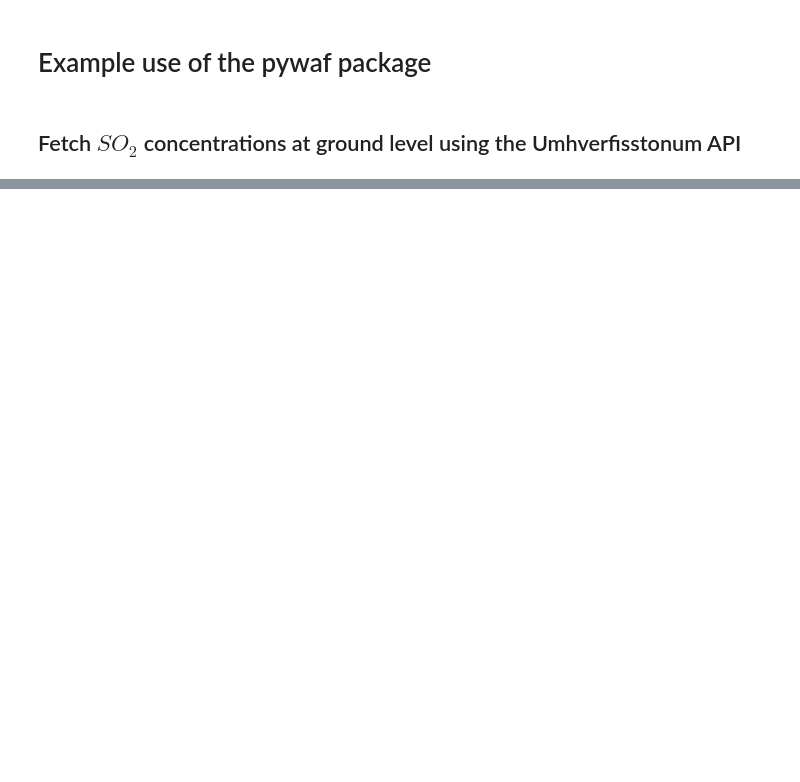
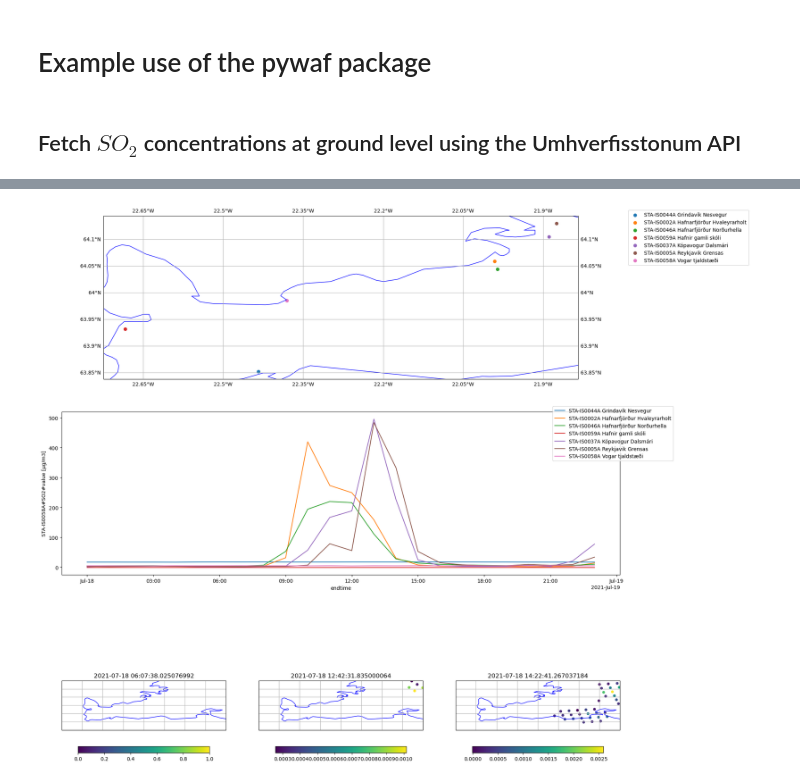
Before and after one commit to profskipulag/ST540102, a Jupyter notebook: notebook.ipynb, the cells around one changed output, grey strips where cells are left out. Drawn from its saved outputs; the diff is of its cells as text; code cells hidden in the pictures; blank space fills up the shorter version.

```diff
--- a/notebook.ipynb
+++ b/notebook.ipynb
@@ -70,0 +125,25 @@ result.to_netcdf("dt5402_example.nc")
+# %%
+
+
+cfg = configparser.ConfigParser()
+
+cfg.read('/home/talfan/cdse.cfg')
+
+client_id = cfg['credentials']['client_id']
+
+client_secret = cfg['credentials']['client_secret']
+
+obs = Observations(client_id, client_secret)
+
+
+# ... lie within this bounding box ...
+minlat = 63.7
+maxlat = 64.3
+minlon = -23.0
+maxlon = -21.0
+
+# ... and were operational at some point between these two dates ...
+start = datetime.datetime(2021,7,18)
+end = datetime.datetime(2021,7,19)
+
+dt5402 = obs.fetch(minlat, maxlat, minlon, maxlon, start, end)
@@ -70,0 +167,4 @@ result.to_netcdf("dt5402_example.nc")
+# %%
+obs.plot_data(dt5402)
+# %% [output]
+[figure, added]
```
Also changed, not shown: parts of 11 cells of this notebook, 4 other files.
